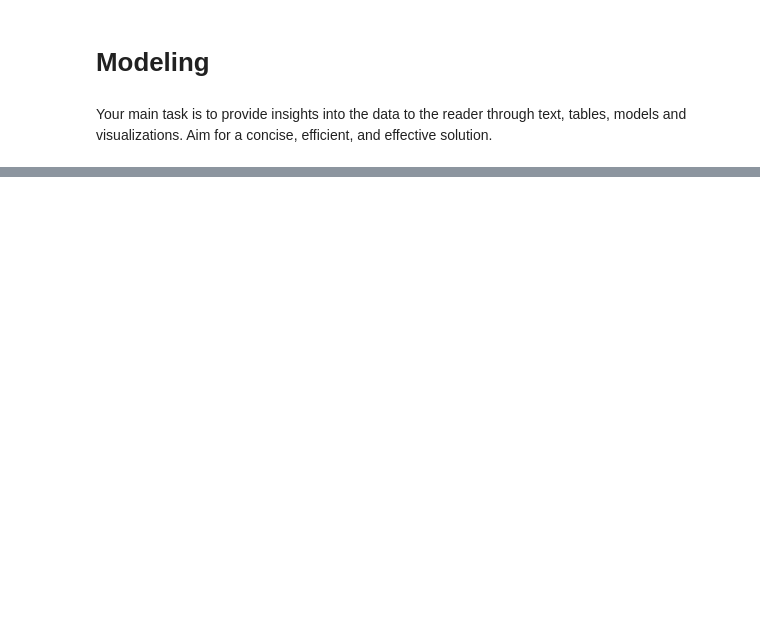
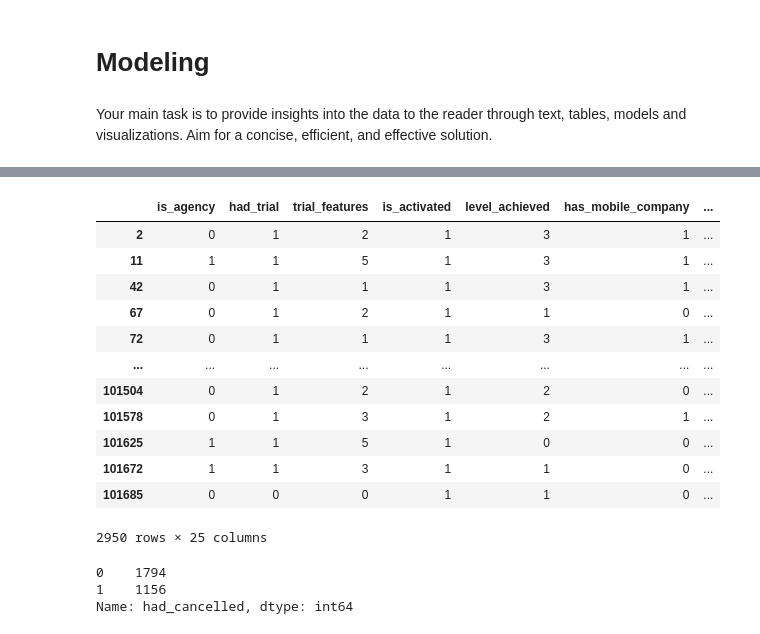
Before and after one commit to ZaloznikV/Project-3-ZaloznikV, a Jupyter notebook: predictive_modeling.ipynb, the cells around one changed output, grey strips where cells are left out. Drawn from its saved outputs; the diff is of its cells as text; code cells hidden in the pictures; blank space fills up the shorter version.

```diff
--- a/predictive_modeling.ipynb
+++ b/predictive_modeling.ipynb
@@ -42,0 +238,64 @@ Your main task is to provide insights into the data to the reader through text,
+# %%
+"""FROM BECAME PAYING TO CANCELLED"""
+paying = data
+paying_list = list(paying["became_paying"])
+pql_list = list(paying["became_pql"])
+cancelled_list = list(paying["cancelled"])
+
+paying_list = [0 if e == "undefined" else 1 for e in paying_list]
+pql_list = [0 if e == "undefined" else 1 for e in pql_list]
+cancelled_list = [0 if e == "undefined" else 1 for e in cancelled_list]
+
+paying["paying"] = paying_list
+paying["pql"] = pql_list
+paying["had_cancelled"] = cancelled_list
+
+
+were_paying = paying #all that were at some point started paying
+were_paying = were_paying[were_paying["paying"]==1]
+were_paying = were_paying.drop(columns=['paying', 'country', 'distinct_id', 'cancelled', 'became_pql']) #droping some categorical columns and unneeded values
+#were_paying[were_paying["had_cancelled"] ==1] 1156 rows ids that cancelled
+#were_paying[were_paying["had_cancelled"] ==0] 1794 that didnt cancelled
+
+#ADDING COLUMN WITH DAYS SINCE COMPANY_CREATED UNTIL BECAME_PAYING
+
+c_created = list(were_paying["company_created"])
+b_paying = list(were_paying["became_paying"])
+
+were_paying["became_paying"]= pd.to_datetime(were_paying["became_paying"]).dt.date#to datetime format
+were_paying["company_created"]= pd.to_datetime(were_paying["company_created"]).dt.date
+
+were_paying['became_paying'] = were_paying['became_paying'].apply(lambda x: x.toordinal())
+were_paying['company_created'] = were_paying['company_created'].apply(lambda x: x.toordinal())
+were_paying["days_since_paying"] = were_paying['became_paying'] - were_paying['company_created'] #days since creation untill paying
+were_paying = were_paying.drop(columns=["company_created", "became_paying"])
+# %%
+were_paying_1 = were_paying
+were_paying.columns
+were_paying_2 = were_paying.drop(columns=['Calculation_created',
+       'Metric_created', 'New_connection_added', 'New_user_added',
+       'Query_created', 'Share_new_snapshot', 'Share_public_url_by_copy/paste',
+       'sessions' ]) #dropping events becouse of unconsistance in sampling
+
+were_paying_2
+were_paying_1
+# %% [output]
+|  | is_agency | had_trial | trial_features | is_activated | level_achieved | has_mobile_company | ... |
+| 2 | 0 | 1 | 2 | 1 | 3 | 1 | ... |
+| 11 | 1 | 1 | 5 | 1 | 3 | 1 | ... |
+| 42 | 0 | 1 | 1 | 1 | 3 | 1 | ... |
+| 67 | 0 | 1 | 2 | 1 | 1 | 0 | ... |
+| 72 | 0 | 1 | 1 | 1 | 3 | 1 | ... |
+| ... | ... | ... | ... | ... | ... | ... | ... |
+| 101504 | 0 | 1 | 2 | 1 | 2 | 0 | ... |
+| 101578 | 0 | 1 | 3 | 1 | 2 | 1 | ... |
+| 101625 | 1 | 1 | 5 | 1 | 0 | 0 | ... |
+| 101672 | 1 | 1 | 3 | 1 | 1 | 0 | ... |
+| 101685 | 0 | 0 | 0 | 1 | 1 | 0 | ... |
+2950 rows × 25 columns
+# %%
+print(were_paying["had_cancelled"].value_counts())
+# %% [output]
+0    1794
+1    1156
+Name: had_cancelled, dtype: int64
```
Also changed, not shown: parts of 19 cells of this notebook, 1 other file.
